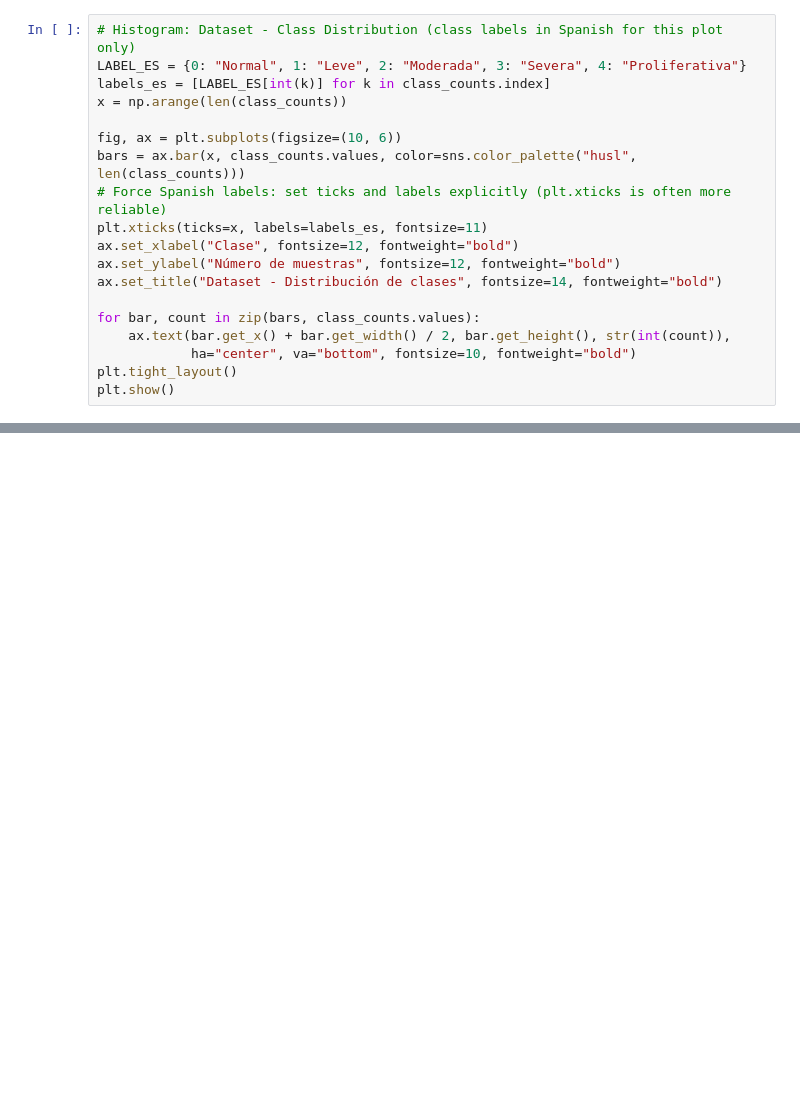
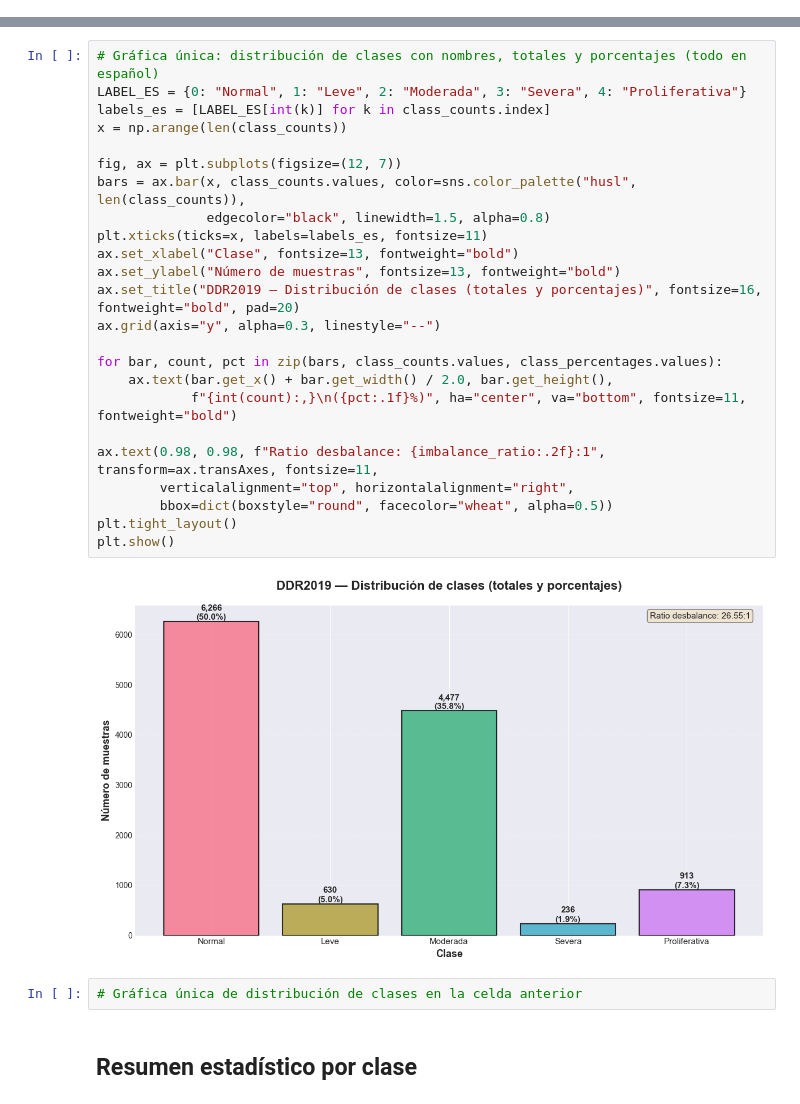
Before and after one commit to magdaleno88/Sam_Oct_IA, a Jupyter notebook: notebooks/dataset_eda.ipynb, the cells around one changed output, grey strips where cells are left out. Cells and saved outputs as stored; diff of their text form; blank space fills up the shorter version.

```diff
--- a/notebooks/dataset_eda.ipynb
+++ b/notebooks/dataset_eda.ipynb
@@ -226,19 +0,0 @@ Class distribution visualizations created!
-# %%
-# Histogram: Dataset - Class Distribution (class labels in Spanish for this plot only)
-LABEL_ES = {0: "Normal", 1: "Leve", 2: "Moderada", 3: "Severa", 4: "Proliferativa"}
-labels_es = [LABEL_ES[int(k)] for k in class_counts.index]
-x = np.arange(len(class_counts))
-
-fig, ax = plt.subplots(figsize=(10, 6))
-bars = ax.bar(x, class_counts.values, color=sns.color_palette("husl", len(class_counts)))
-# Force Spanish labels: set ticks and labels explicitly (plt.xticks is often more reliable)
-plt.xticks(ticks=x, labels=labels_es, fontsize=11)
-ax.set_xlabel("Clase", fontsize=12, fontweight="bold")
-ax.set_ylabel("Número de muestras", fontsize=12, fontweight="bold")
-ax.set_title("Dataset - Distribución de clases", fontsize=14, fontweight="bold")
-
-for bar, count in zip(bars, class_counts.values):
-    ax.text(bar.get_x() + bar.get_width() / 2, bar.get_height(), str(int(count)),
-            ha="center", va="bottom", fontsize=10, fontweight="bold")
-plt.tight_layout()
-plt.show()
@@ -318,0 +167,30 @@ Based on the EDA:
+# %%
+# Gráfica única: distribución de clases con nombres, totales y porcentajes (todo en español)
+LABEL_ES = {0: "Normal", 1: "Leve", 2: "Moderada", 3: "Severa", 4: "Proliferativa"}
+labels_es = [LABEL_ES[int(k)] for k in class_counts.index]
+x = np.arange(len(class_counts))
+
+fig, ax = plt.subplots(figsize=(12, 7))
+bars = ax.bar(x, class_counts.values, color=sns.color_palette("husl", len(class_counts)),
+              edgecolor="black", linewidth=1.5, alpha=0.8)
+plt.xticks(ticks=x, labels=labels_es, fontsize=11)
+ax.set_xlabel("Clase", fontsize=13, fontweight="bold")
+ax.set_ylabel("Número de muestras", fontsize=13, fontweight="bold")
+ax.set_title("DDR2019 — Distribución de clases (totales y porcentajes)", fontsize=16, fontweight="bold", pad=20)
+ax.grid(axis="y", alpha=0.3, linestyle="--")
+
+for bar, count, pct in zip(bars, class_counts.values, class_percentages.values):
+    ax.text(bar.get_x() + bar.get_width() / 2.0, bar.get_height(),
+            f"{int(count):,}\n({pct:.1f}%)", ha="center", va="bottom", fontsize=11, fontweight="bold")
+
+ax.text(0.98, 0.98, f"Ratio desbalance: {imbalance_ratio:.2f}:1", transform=ax.transAxes, fontsize=11,
+        verticalalignment="top", horizontalalignment="right",
+        bbox=dict(boxstyle="round", facecolor="wheat", alpha=0.5))
+plt.tight_layout()
+plt.show()
+# %% [output]
+[figure, added]
+# %%
+# Gráfica única de distribución de clases en la celda anterior
+# %% [markdown]
+## Resumen estadístico por clase
```
Also changed, not shown: parts of 38 cells of this notebook, 7 other files.
